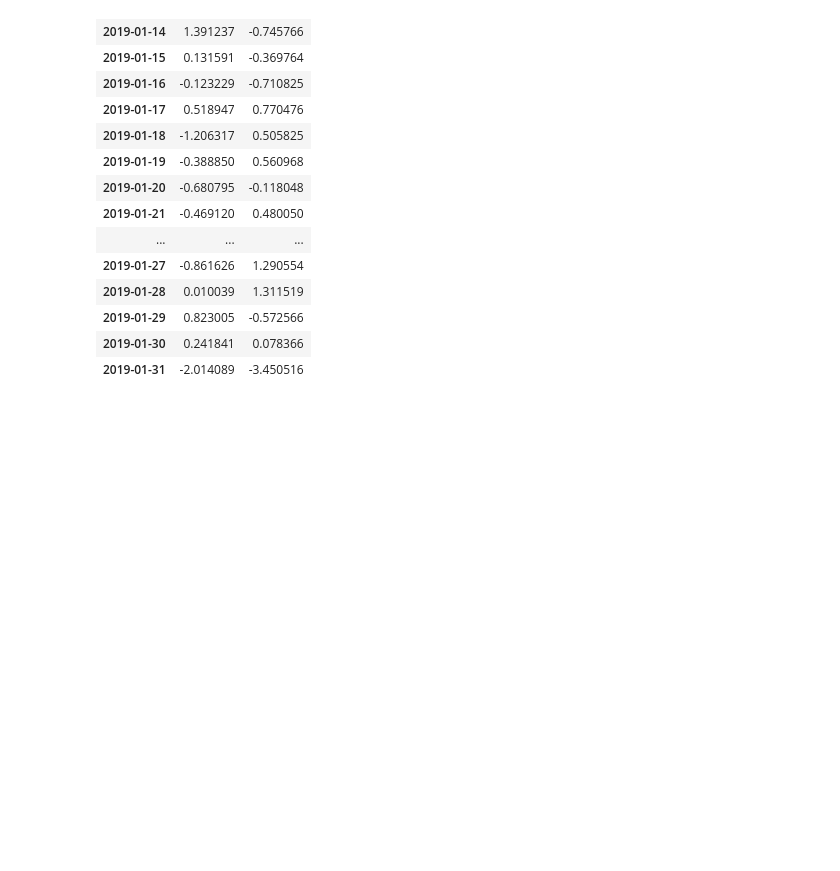
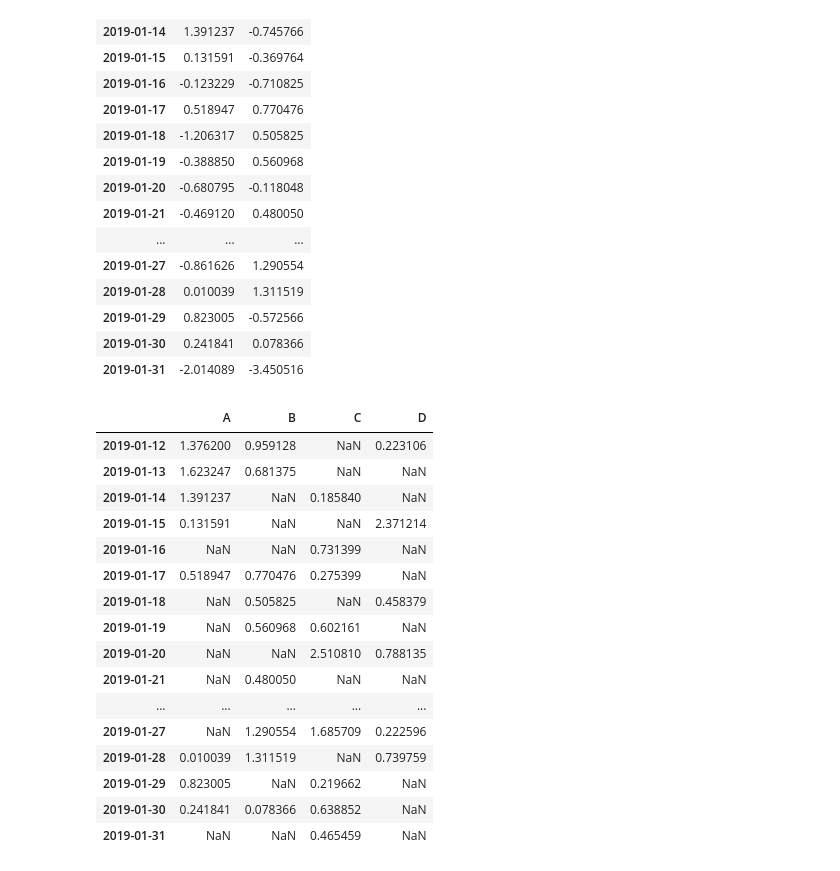
Before and after one commit to ruhanahmad/DataScience, a Jupyter notebook: pandas.ipynb, the cells around one changed output. Drawn from its saved outputs; the diff is of its cells as text; code cells hidden in the pictures; blank space fills up the shorter version.

```diff
--- a/pandas.ipynb
+++ b/pandas.ipynb
@@ -160,3 +160,23 @@ df.iloc[:,0:2]
 | 2019-01-29 | 0.823005 | -0.572566 |
 | 2019-01-30 | 0.241841 | 0.078366 |
 | 2019-01-31 | -2.014089 | -3.450516 |
+# %%
+df[df>0]
+# %% [output]
+|  | A | B | C | D |
+| 2019-01-12 | 1.376200 | 0.959128 | NaN | 0.223106 |
+| 2019-01-13 | 1.623247 | 0.681375 | NaN | NaN |
+| 2019-01-14 | 1.391237 | NaN | 0.185840 | NaN |
+| 2019-01-15 | 0.131591 | NaN | NaN | 2.371214 |
+| 2019-01-16 | NaN | NaN | 0.731399 | NaN |
+| 2019-01-17 | 0.518947 | 0.770476 | 0.275399 | NaN |
+| 2019-01-18 | NaN | 0.505825 | NaN | 0.458379 |
+| 2019-01-19 | NaN | 0.560968 | 0.602161 | NaN |
+| 2019-01-20 | NaN | NaN | 2.510810 | 0.788135 |
+| 2019-01-21 | NaN | 0.480050 | NaN | NaN |
+| ... | ... | ... | ... | ... |
+| 2019-01-27 | NaN | 1.290554 | 1.685709 | 0.222596 |
+| 2019-01-28 | 0.010039 | 1.311519 | NaN | 0.739759 |
+| 2019-01-29 | 0.823005 | NaN | 0.219662 | NaN |
+| 2019-01-30 | 0.241841 | 0.078366 | 0.638852 | NaN |
+| 2019-01-31 | NaN | NaN | 0.465459 | NaN |
```
Also changed, not shown: parts of 2 cells of this notebook, 1 other file.
